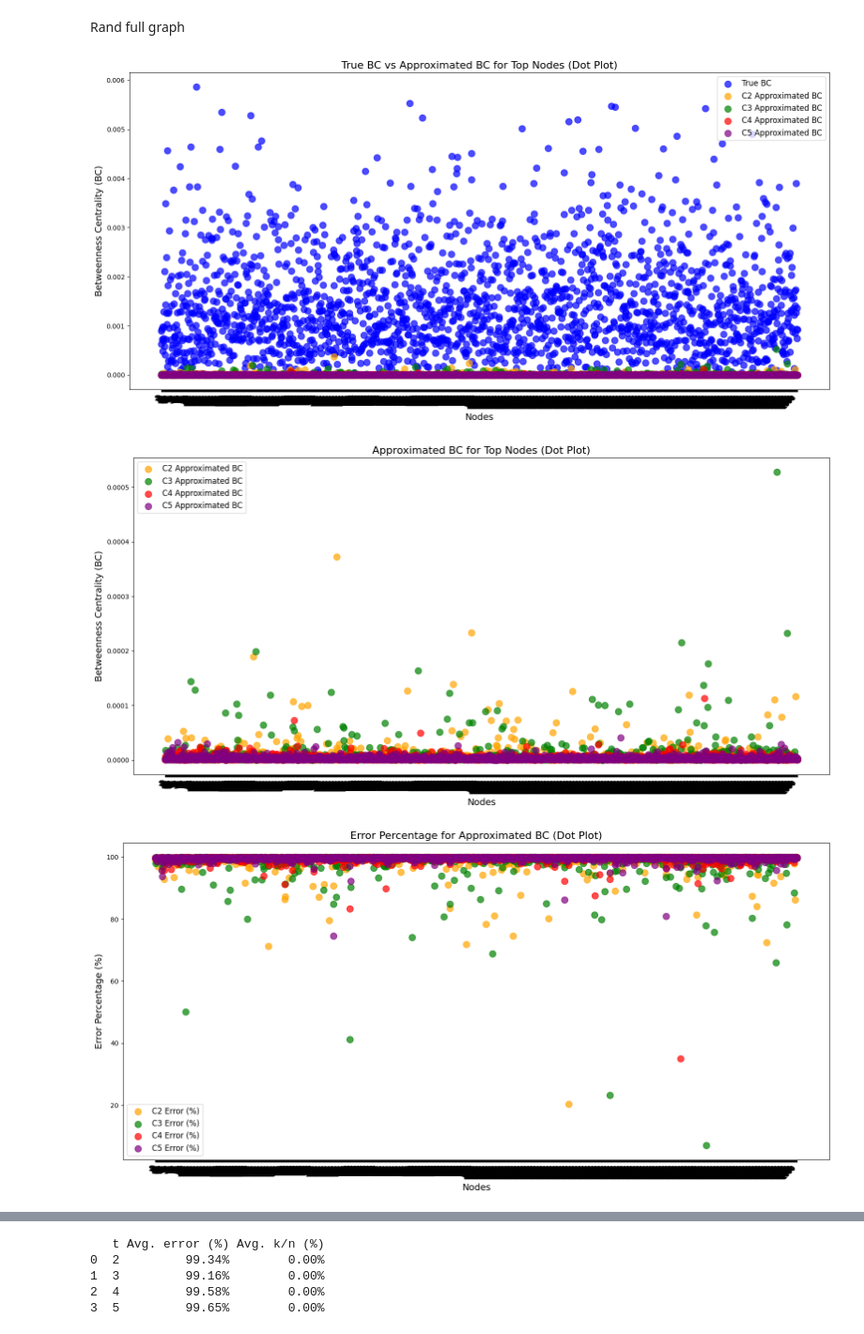
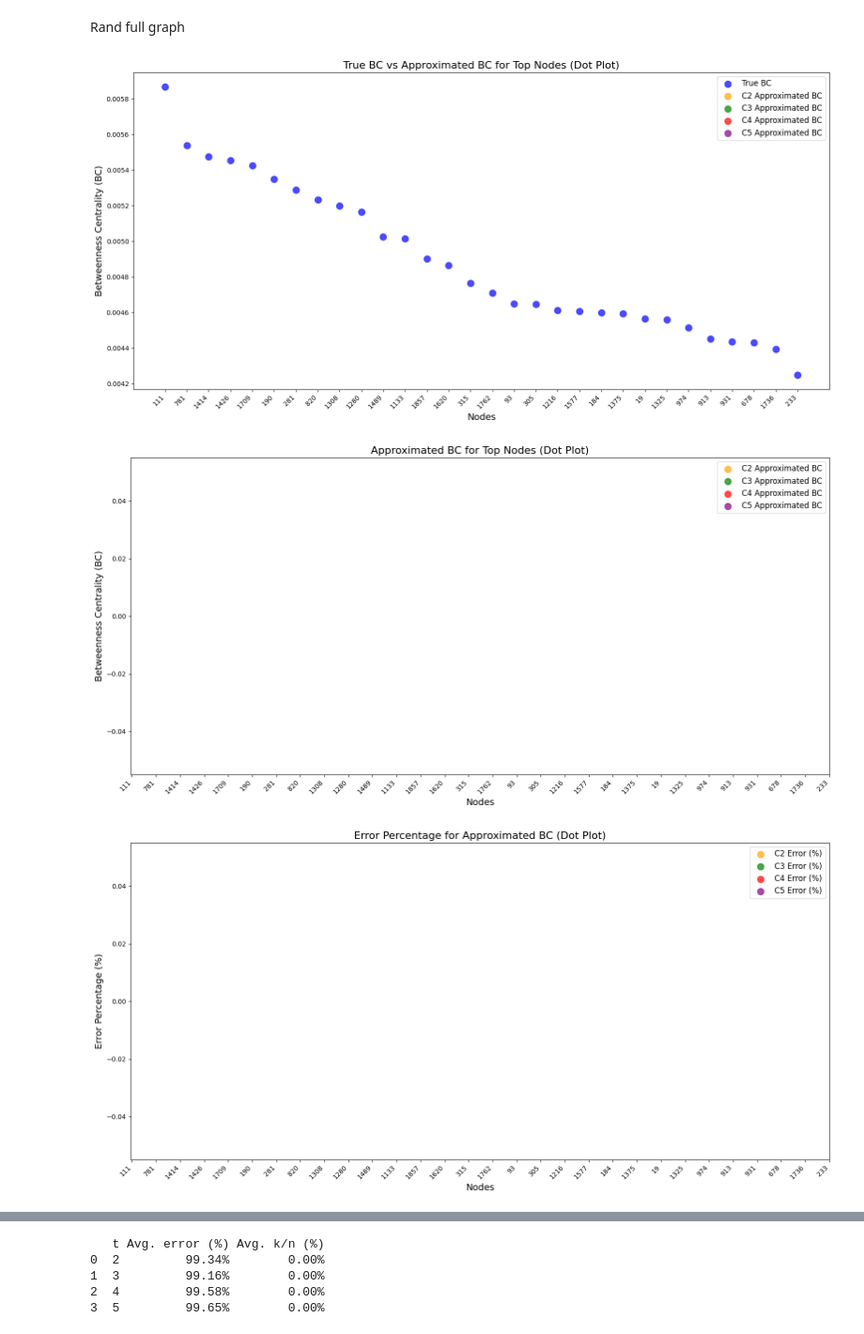
Before and after one commit to Knightjulius/BetweenMyAss, a Jupyter notebook: Testing.ipynb, the cells around one changed output, grey strips where cells are left out. Shown at 94% size. Cells and saved outputs as stored; diff of their text form; code cells hidden in the pictures.

```diff
--- a/Testing.ipynb
+++ b/Testing.ipynb
@@ -390,12 +390,12 @@ def generate_bc_dataset(graph_name, top_nodes_only=True):
         entry = {'Node': node, 'True BC': bc_value}
 
         # Use different file paths based on whether analyzing top 30 nodes or the full graph
-        base_path = 'Results2' if top_nodes_only else 'Results'
+        base_path = 'Averages'
 
         # Add BC values for c = 2, 3, 4, 5
-        if base_path == 'Results2':
+        if base_path == 'Averages':
             for c in range(2, 6):
-                results_file_path = os.path.join(base_path, f'Results_c{c}', f'{graph_name}_results_c{c}.txt')
+                results_file_path = os.path.join(base_path, f'{graph_name}_averaged_results_c{c}.txt')
                 results_bc = load_bc(results_file_path, is_results=True)
                 entry[f'C{c} Approximated BC'] = results_bc.get(node, None)  # Use None if node is not in the results file
 
@@ -564,7 +564,7 @@ def plot_totalnodes_to_numssp_ratio(graph_name, dataset):
     nodes = [entry['Node'] for entry in dataset]
 
     for c in range(2, 6):
-        file_path = os.path.join('Results2', f'Results_c{c}', f'{graph_name}_results_c{c}.txt')
+        file_path = os.path.join('Averages', f'{graph_name}_averaged_results_c{c}.txt')
         total_nodes, numssp_data = load_totalnodes_and_numssp(file_path)
 
         # Calculate ratios for each node in the dataset
@@ -631,7 +631,7 @@ def plot_totalnodes_to_numssp_ratio(graph_name, dataset):
     nodes = [entry['Node'] for entry in dataset]
 
     for c in range(2, 6):
-        file_path = os.path.join('Results2', f'Results_c{c}', f'{graph_name}_results_c{c}.txt')
+        file_path = os.path.join('Averages', f'{graph_name}_averaged_results_c{c}.txt')
         total_nodes, numssp_data = load_totalnodes_and_numssp(file_path)
 
         # Calculate ratios for each node in the dataset
@@ -706,14 +706,15 @@ def generate_graph_results_table(graph_name, c_values, dataset):
 # %% [markdown]
 Rand full graph
 # %%
+import os
 graph_name = 'Rand'
-dataset = generate_bc_dataset(graph_name, False)
+dataset = generate_bc_dataset(graph_name, True)
 
 plot_bc_dotplot(dataset)
 plot_approximated_bc_dotplot(dataset)
 plot_error_percentage(dataset)
 plot_totalnodes_to_numssp_ratio('Rand', dataset)
 # %% [output]
-[figure, old version]
+[figure, new version]
-[figure, old version]
+[figure, new version]
-[figure, old version]
+[figure, new version]
```
Also changed, not shown: parts of 1 cell of this notebook, 39 other files.
